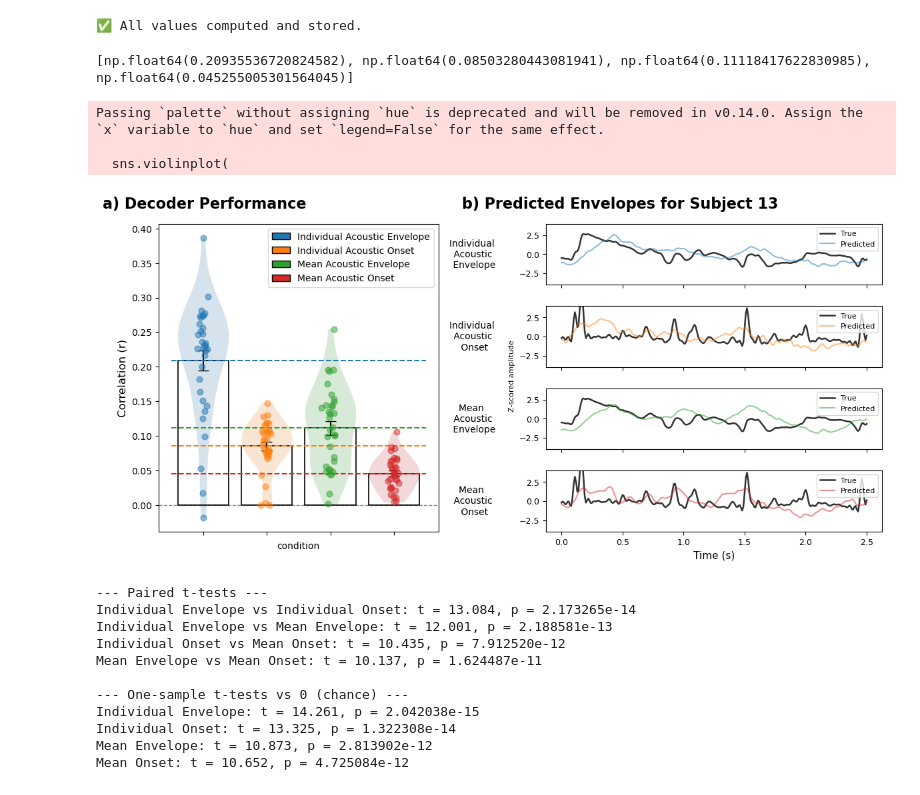
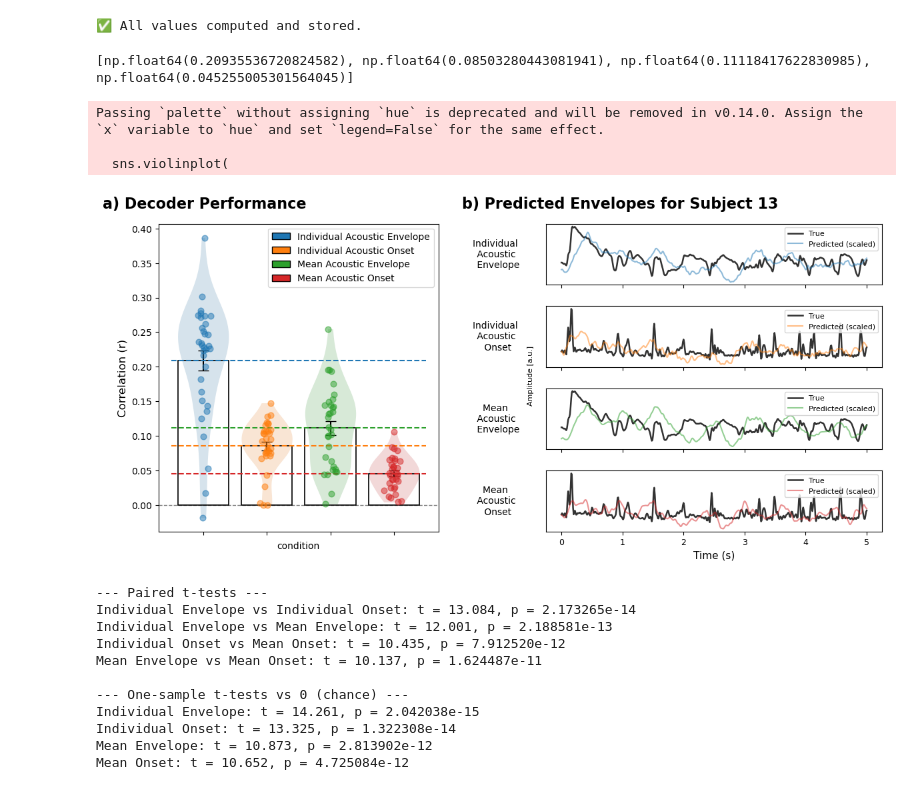
Before and after one commit to manito-coder/Alice, a Jupyter notebook: figures/figure-predictions.ipynb, the cells around one changed output. Saved outputs shown, nothing was run; the diff lists cells and outputs as text; code cells hidden in the pictures.

Commit message:
Removed z-scoring from predictied signals plot.

```diff
--- a/figures/figure-predictions.ipynb
+++ b/figures/figure-predictions.ipynb
@@ -86,7 +84,7 @@ print("✅ All values computed and stored.")
 # %% [output]
 ✅ All values computed and stored.
 # %%
-t_max = 2.5  # seconds to show in panel B
+t_max = 5  # seconds to show in panel B
 
 # ------------------------------------------------
 # Color palette for consistency
@@ -192,7 +190,7 @@ ax0.legend(handles=legend_elements, fontsize=10, loc='upper right')
 ax0.text(-0.2, 1.05, 'a) Decoder Performance', transform=ax0.transAxes, fontsize=16, fontweight='bold')
 
 # ------------------------------------------------
-# PANEL B: Four stacked mini-plots with z-scored signals and transparency
+# PANEL B: Four stacked mini-plots withsignals and
 # ------------------------------------------------
 
 mask = time_example <= t_max
@@ -205,50 +203,51 @@ for i, key in enumerate(plot_keys):
     ax = fig.add_subplot(gs_right[i])
     if 'log' in key.lower():
         pred = time_series_example[f'Subj envelope_log'] if 'Subj' in key else time_series_example[f'Univ envelope_log']
         true_env_example = subject_model_predictors[subject_example]['envelope_log'][0].x
     else:
         pred = time_series_example[f'Subj envelope_onset'] if 'Subj' in key else time_series_example[f'Univ envelope_onset']
         true_env_example = subject_model_predictors[subject_example]['envelope_onset'][0].x
 
     env_50 = true_env_example[mask]
+    pred_masked = pred[:len(env_50)]
+    pred_scaled = pred_masked * (np.std(env_50) / np.std(pred_masked))
 
-    # z-score standardization
-    pred_masked = pred[:len(env_50)]
-    pred_z = (pred_masked - np.mean(pred_masked)) / np.std(pred_masked)
-    env_z = (env_50 - np.mean(env_50)) / np.std(env_50)
-
-    ax.plot(time_50, env_z, label='True', color='black', linewidth=1.8, alpha=0.8)
-    ax.plot(time_50, pred_z, label='Predicted', color=trace_colors[i], linewidth=1.5, alpha=color_alpha)
+    ax.plot(time_50, env_50, label='True', color='black', linewidth=1.8, alpha=0.8)
+    ax.plot(time_50, pred_scaled, label='Predicted (scaled)', color=trace_colors[i], linewidth=1.5, alpha=color_alpha)
 
     labels = ['Individual \n Acoustic \n Envelope', 'Individual \n Acoustic \n Onset', 'Mean \n Acoustic \n Envelope', 'Mean \n Acoustic \n Onset']
     ax.set_ylabel(labels[i], rotation=0, labelpad=50, fontsize=10, va='center')
+    ax.set_yticklabels([])
+    ax.tick_params(axis='y', length=0)  # hides tick marks too
 
-    if i == 3:
-        ax.set_xlabel('Time (s)', fontsize=11)
-    else:
-        ax.set_xticklabels([])
-
-    ax.set_ylim([-4,4])
-    ax.tick_params(axis='y', labelsize=9)
-    ax.tick_params(axis='x', labelsize=9)
     ax.legend(fontsize=8, loc='upper right')
 
+    if i < 3:
+        ax.set_xticklabels([])
+    else:
+        ax.set_xlabel('Time (s)', fontsize=11)
+        ax.tick_params(axis='x', labelsize=9)
+
+if i == 3:
+    ax.set_xlabel('Time (s)', fontsize=11)
+else:
+    ax.set_xticklabels([])
 # Shared y-axis label for all 4 mini-plots
-fig.text(0.5, 0.5, 'Z-scored amplitude', va='center', rotation=90, fontsize=8)
+fig.text(0.52, 0.5, 'Amplitude [a.u.]', va='center', rotation=90, fontsize=8)
 
 # Add label "b)"
 ax = fig.add_subplot(gs[1])
 ax.text(-0.25, 1.05, 'b) Predicted Envelopes for Subject 13', transform=ax.transAxes, fontsize=16, fontweight='bold')
 ax.axis('off')  # hide this temporary axis
 
 plt.tight_layout(rect=[0, 0, 0.92, 1])
 plt.show()
 # %% [output]
 [np.float64(0.20935536720824582), np.float64(0.08503280443081941), np.float64(0.11118417622830985), np.float64(0.045255005301564045)]
 Passing `palette` without assigning `hue` is deprecated and will be removed in v0.14.0. Assign the `x` variable to `hue` and set `legend=False` for the same effect.
 
   sns.violinplot(
-[figure, old version]
+[figure, new version]
 # %%
 # =================================================
 # PAIRED T-TESTS (already yours)
```
Also changed, not shown: parts of 2 cells of this notebook, 1 other file.
